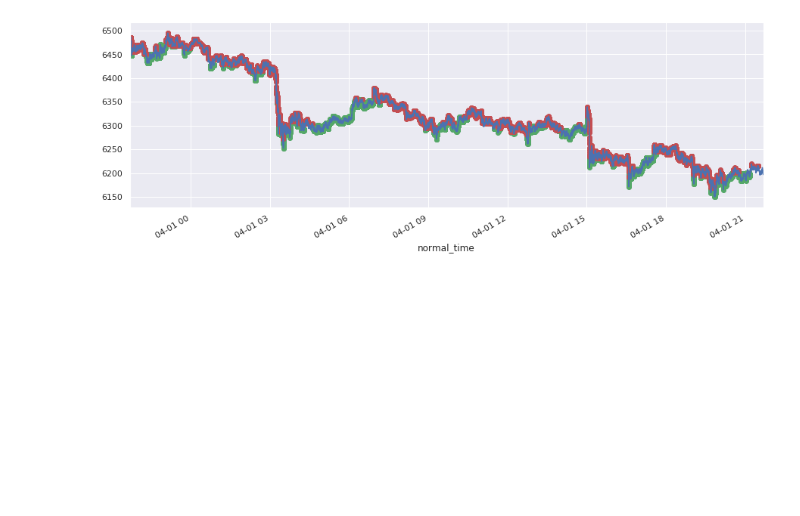
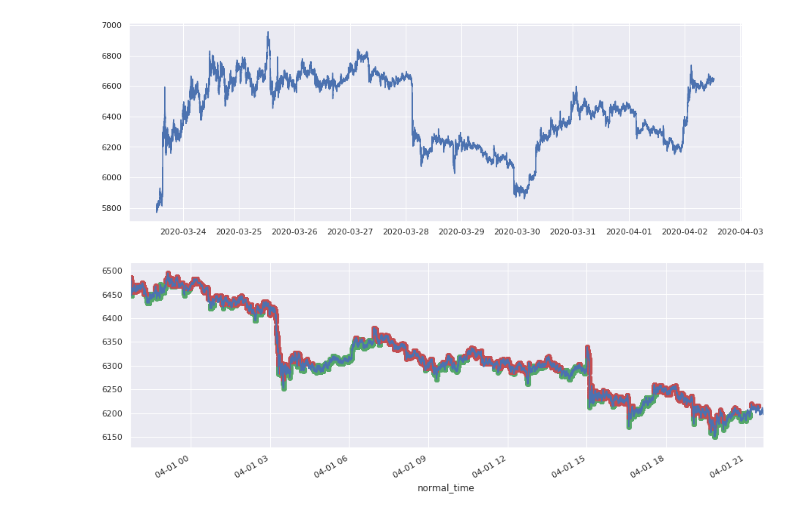
Before and after one commit to Markfryazino/Distonx, a Jupyter notebook: trash/more-on-features.ipynb, the cells around one changed output. Drawn from its saved outputs; the diff is of its cells as text; code cells hidden in the pictures; blank space fills up the shorter version.

```diff
--- a/trash/more-on-features.ipynb
+++ b/trash/more-on-features.ipynb
@@ -12,5 +12,5 @@ from stonks.DataCatcher import DB
 # %%
 dbase = DB()
 # %%
-data = dbase.fetch_last(3600 * 24, 'btcusdt')
+data = dbase.fetch_last(3600 * 24 * 10, 'btcusdt')
 # %%
@@ -18,3 +18,7 @@ from stonks.auxiliary.data_preprocessing import get_kline_info, get_state, plot_
+# %%
+plot_target(data)
+# %% [output]
+[figure, added]
 # %%
 y = get_state(data, 0.003)
 # %%
```
Also changed, not shown: parts of 17 cells of this notebook, 8 other files.
